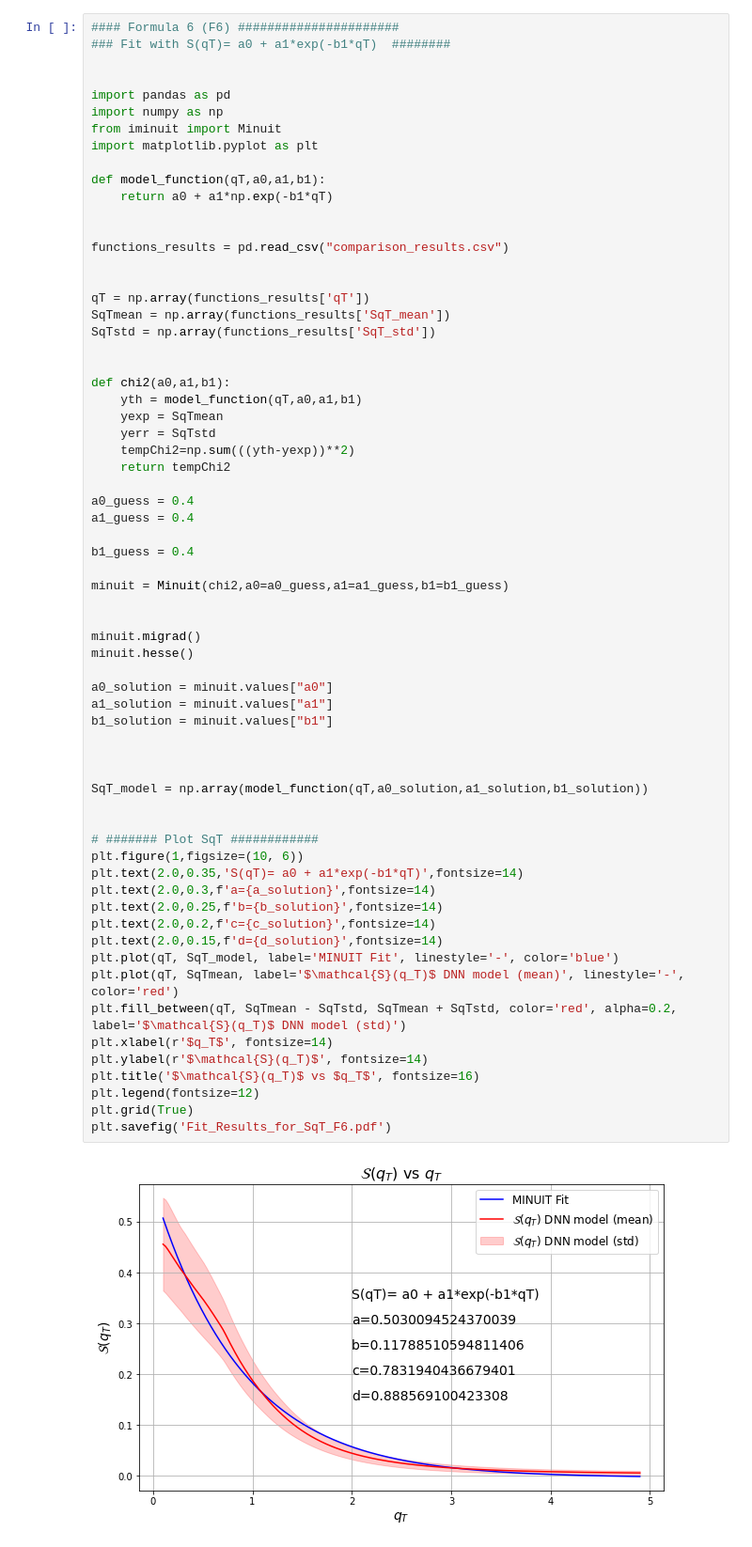
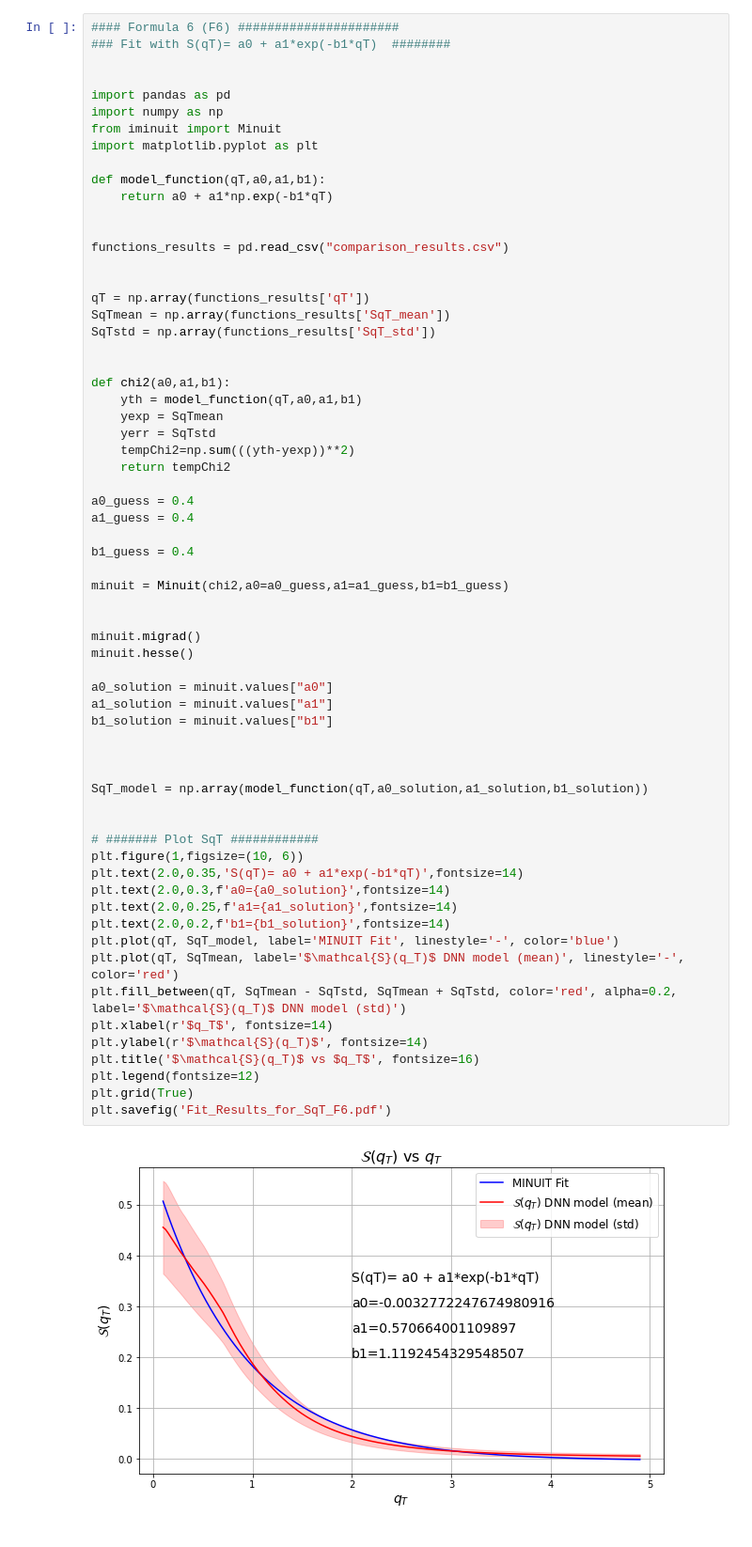
Before and after one commit to uva-spin/TMDs, a Jupyter notebook: UnpolarizedTMDs_Extraction/Tests_with_E288_Kinematics/Ansatz_Approach_for_QM/Work/Paper/Initial_Exp_Data_Fits/Implementing_both_Sq_and_B/Minuit_Fits/Minuit_Fits.ipynb, the cells around one changed output. Shown at 94% size. Drawn from its saved outputs; the diff is of its cells as text.

```diff
--- a/UnpolarizedTMDs_Extraction/Tests_with_E288_Kinematics/Ansatz_Approach_for_QM/Work/Paper/Initial_Exp_Data_Fits/Implementing_both_Sq_and_B/Minuit_Fits/Minuit_Fits.ipynb
+++ b/UnpolarizedTMDs_Extraction/Tests_with_E288_Kinematics/Ansatz_Approach_for_QM/Work/Paper/Initial_Exp_Data_Fits/Implementing_both_Sq_and_B/Minuit_Fits/Minuit_Fits.ipynb
@@ -361,38 +359,37 @@ a1_guess = 0.4
 b1_guess = 0.4
 
 minuit = Minuit(chi2,a0=a0_guess,a1=a1_guess,b1=b1_guess)
 
 
 minuit.migrad()
 minuit.hesse()
 
 a0_solution = minuit.values["a0"]
 a1_solution = minuit.values["a1"]
 b1_solution = minuit.values["b1"]
 
 
 
 SqT_model = np.array(model_function(qT,a0_solution,a1_solution,b1_solution))
 
 
 # ####### Plot SqT ############
 plt.figure(1,figsize=(10, 6))
 plt.text(2.0,0.35,'S(qT)= a0 + a1*exp(-b1*qT)',fontsize=14)
-plt.text(2.0,0.3,f'a={a_solution}',fontsize=14)
-plt.text(2.0,0.25,f'b={b_solution}',fontsize=14)
-plt.text(2.0,0.2,f'c={c_solution}',fontsize=14)
-plt.text(2.0,0.15,f'd={d_solution}',fontsize=14)
+plt.text(2.0,0.3,f'a0={a0_solution}',fontsize=14)
+plt.text(2.0,0.25,f'a1={a1_solution}',fontsize=14)
+plt.text(2.0,0.2,f'b1={b1_solution}',fontsize=14)
 plt.plot(qT, SqT_model, label='MINUIT Fit', linestyle='-', color='blue')
 plt.plot(qT, SqTmean, label='$\mathcal{S}(q_T)$ DNN model (mean)', linestyle='-', color='red')
 plt.fill_between(qT, SqTmean - SqTstd, SqTmean + SqTstd, color='red', alpha=0.2, label='$\mathcal{S}(q_T)$ DNN model (std)')
 plt.xlabel(r'$q_T$', fontsize=14)
 plt.ylabel(r'$\mathcal{S}(q_T)$', fontsize=14)
 plt.title('$\mathcal{S}(q_T)$ vs $q_T$', fontsize=16)
 plt.legend(fontsize=12)
 plt.grid(True)
 plt.savefig('Fit_Results_for_SqT_F6.pdf')
 # %% [output]
-[figure, old version]
+[figure, new version]
 # %%
 #### Formula 7 (F7) ######################
 ### Fit with S(qT)= a0 + a1*exp(-b1*qT) + a2*exp(-b2*qT^2) ########
```
Also changed, not shown: parts of 4 cells of this notebook, 5 other files.
